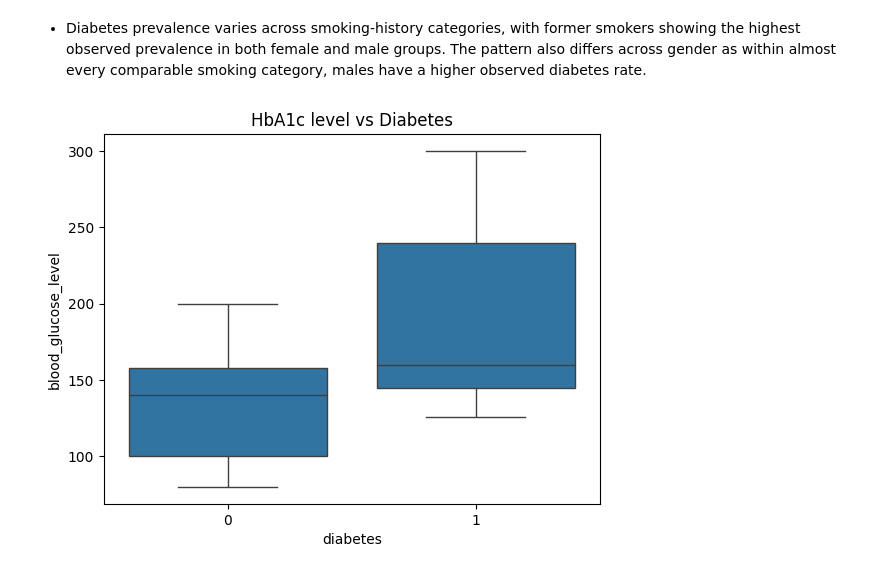
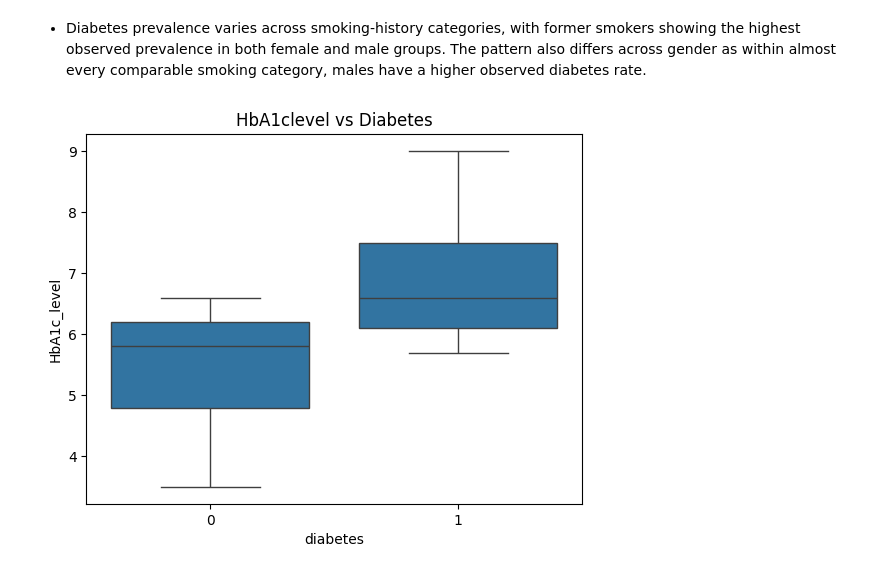
Before and after one commit to divneyrop/data-portfolio, a Jupyter notebook: notebooks/diabetes/eda.ipynb, the cells around one changed output. Saved outputs shown, nothing was run; the diff lists cells and outputs as text; code cells hidden in the pictures.

```diff
--- a/notebooks/diabetes/eda.ipynb
+++ b/notebooks/diabetes/eda.ipynb
@@ -207,11 +233,13 @@ plt.show()
 # %% [markdown]
 * Diabetes prevalence varies across smoking-history categories, with former smokers showing the highest observed prevalence in both female and male groups. The pattern also differs across gender as within almost every comparable smoking category, males have a higher observed diabetes rate.
 # %%
-sns.boxplot(data=df, x='diabetes', y='blood_glucose_level')
-plt.title('HbA1c level vs Diabetes')
+sns.boxplot(data=df, x="diabetes", y="HbA1c_level")
+plt.title("HbA1clevel vs Diabetes")
+plt.xlabel("diabetes")
+plt.ylabel("HbA1c_level")
 plt.show()
 # %% [output]
-[figure, old version]
+[figure, new version]
 # %%
 bmi_rate = (
     df.groupby([pd.cut(df["bmi"], bins=[10, 20, 30, 40, 50, 60, 70, 80, 90, 100]), "gender"])["diabetes"]
```
Also changed, not shown: parts of 4 cells of this notebook.
